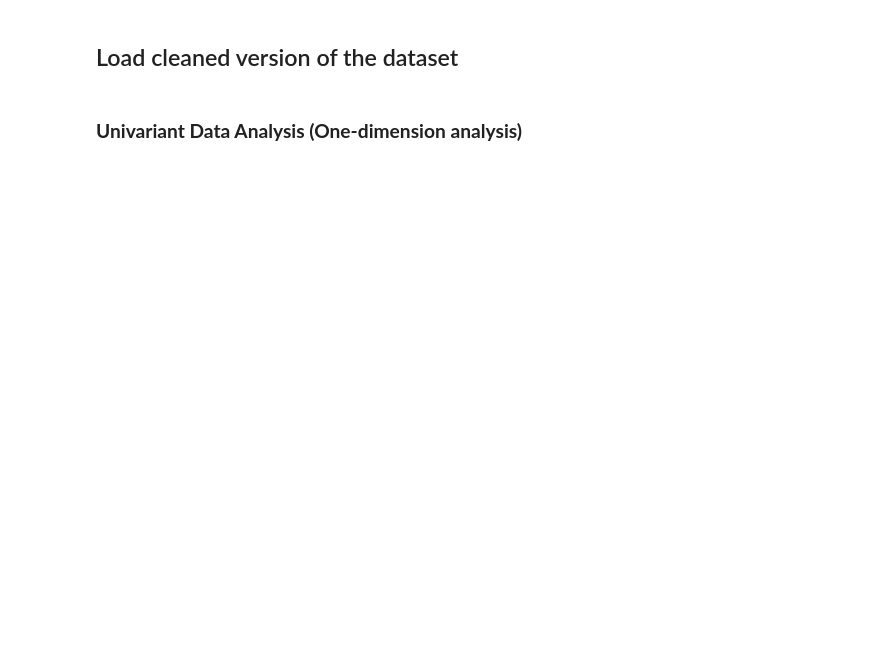
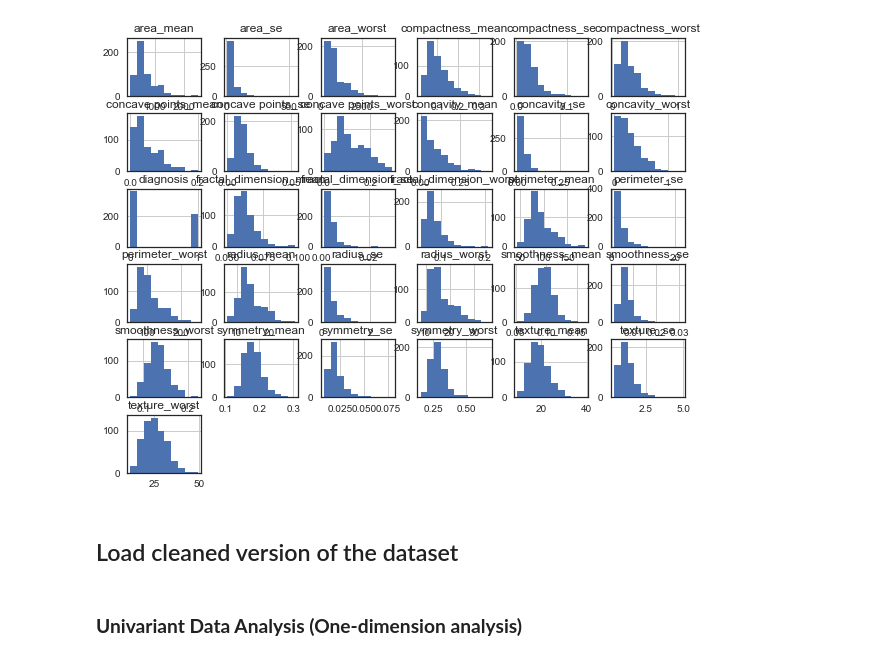
Before and after one commit to Jean-njoroge/Breast-cancer-risk-prediction, a Jupyter notebook: NB2_ExploratoryDataAnalysis.ipynb, the cells around one changed output. Saved outputs shown, nothing was run; the diff lists cells and outputs as text; code cells hidden in the pictures; blank space fills up the shorter version.

```diff
--- a/NB2_ExploratoryDataAnalysis.ipynb
+++ b/NB2_ExploratoryDataAnalysis.ipynb
@@ -19,3 +115,13 @@ plt.rcParams['axes.titlesize'] = 'large'
+# %%
+#fig, axes = plt.subplots(nrows=6, ncols=6)
+#fig.tight_layout() # Or equivalently,  "plt.tight_layout()"
+
+hist=data.hist()
+#(bins=10, facecolor='g', alpha=0.5, layout=(12,3), sharex=False )
+#plt.subplots_adjust(top=1.5)
+plt.show()
+# %% [output]
+[figure, added]
 # %% [markdown]
 ## Load cleaned version of the dataset
 # %%
```
Also changed, not shown: parts of 20 cells of this notebook, 5 other files.
